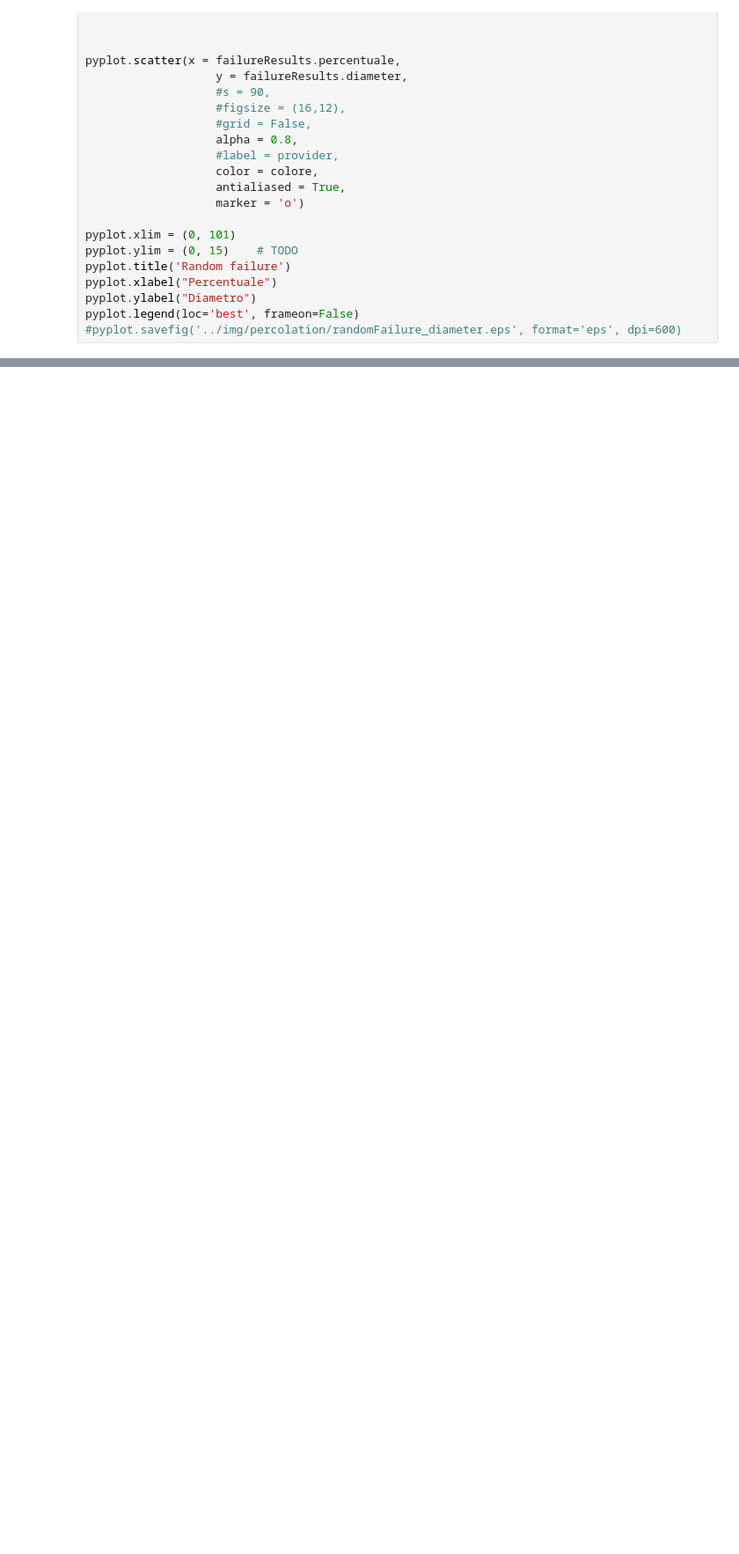
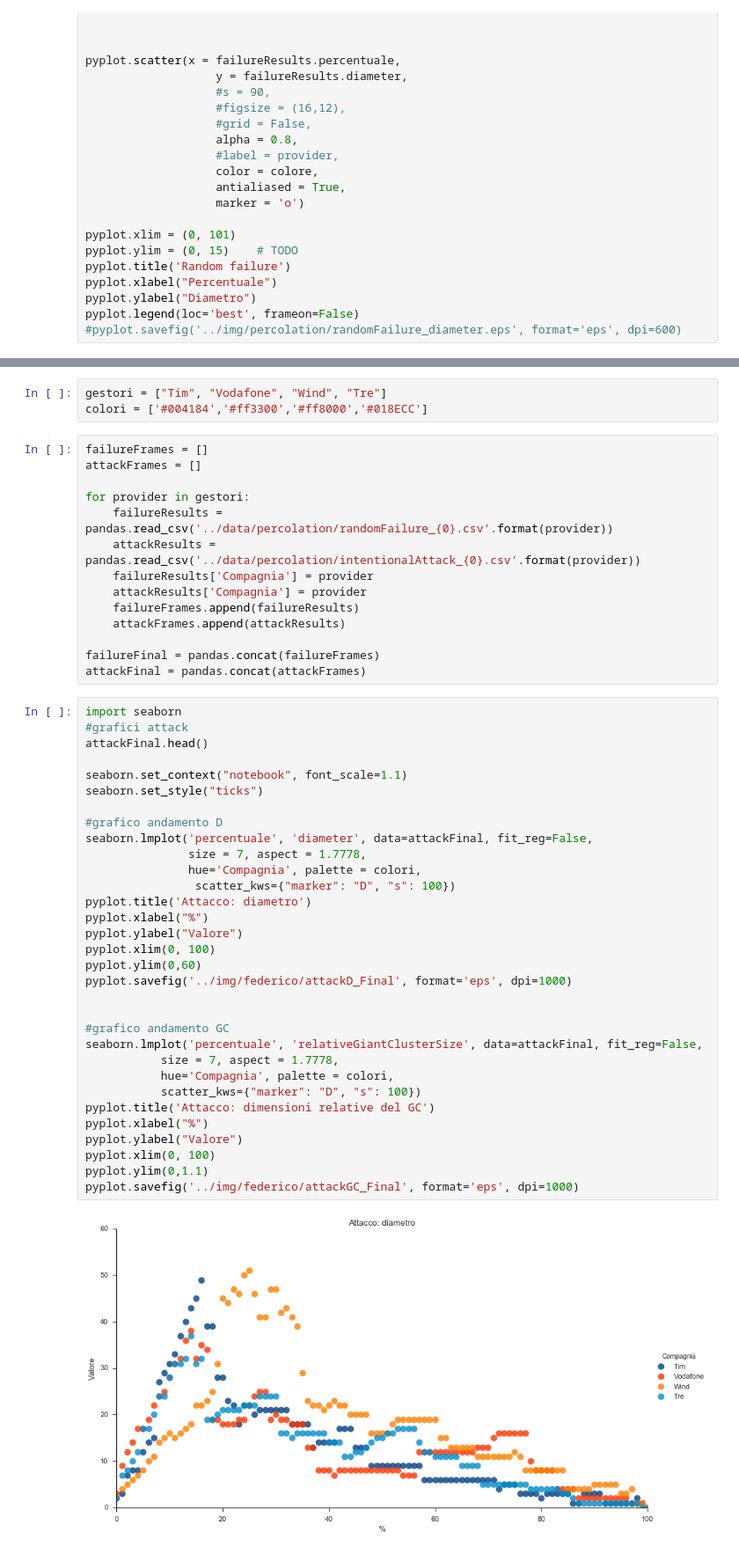
Before and after one commit to FedericoMuciaccia/SistemiComplessi, a Jupyter notebook: src/percolation plotting.ipynb, the cells around one changed output, grey strips where cells are left out. Shown: that part at 88% size. Cells and saved outputs as stored; diff of their text form; blank space fills up the shorter version.

Commit message:
corretto bug causato da cambiamento in networkx, fatti grafici Iuri e grafici Federico

```diff
--- a/src/percolation plotting.ipynb
+++ b/src/percolation plotting.ipynb
@@ -187,0 +196,51 @@ pyplot.legend(loc='best', frameon=False)
+# %%
+gestori = ["Tim", "Vodafone", "Wind", "Tre"]
+colori = ['#004184','#ff3300','#ff8000','#018ECC']
+# %%
+failureFrames = []
+attackFrames = []
+
+for provider in gestori:
+    failureResults = pandas.read_csv('../data/percolation/randomFailure_{0}.csv'.format(provider))
+    attackResults = pandas.read_csv('../data/percolation/intentionalAttack_{0}.csv'.format(provider))
+    failureResults['Compagnia'] = provider
+    attackResults['Compagnia'] = provider
+    failureFrames.append(failureResults)
+    attackFrames.append(attackResults)
+
+failureFinal = pandas.concat(failureFrames)
+attackFinal = pandas.concat(attackFrames)
+# %%
+import seaborn
+#grafici attack
+attackFinal.head()
+
+seaborn.set_context("notebook", font_scale=1.1)
+seaborn.set_style("ticks")
+
+#grafico andamento D
+seaborn.lmplot('percentuale', 'diameter', data=attackFinal, fit_reg=False,
+               size = 7, aspect = 1.7778,
+               hue='Compagnia', palette = colori,
+                scatter_kws={"marker": "D", "s": 100})
+pyplot.title('Attacco: diametro')
+pyplot.xlabel("%")
+pyplot.ylabel("Valore")
+pyplot.xlim(0, 100)
+pyplot.ylim(0,60)
+pyplot.savefig('../img/federico/attackD_Final', format='eps', dpi=1000)
+
+
+#grafico andamento GC
+seaborn.lmplot('percentuale', 'relativeGiantClusterSize', data=attackFinal, fit_reg=False,
+           size = 7, aspect = 1.7778,
+           hue='Compagnia', palette = colori,
+           scatter_kws={"marker": "D", "s": 100})
+pyplot.title('Attacco: dimensioni relative del GC')
+pyplot.xlabel("%")
+pyplot.ylabel("Valore")
+pyplot.xlim(0, 100)
+pyplot.ylim(0,1.1)
+pyplot.savefig('../img/federico/attackGC_Final', format='eps', dpi=1000)
+# %% [output]
+[figure, added]
```
Also changed, not shown: parts of 4 cells of this notebook, 28 other files.
